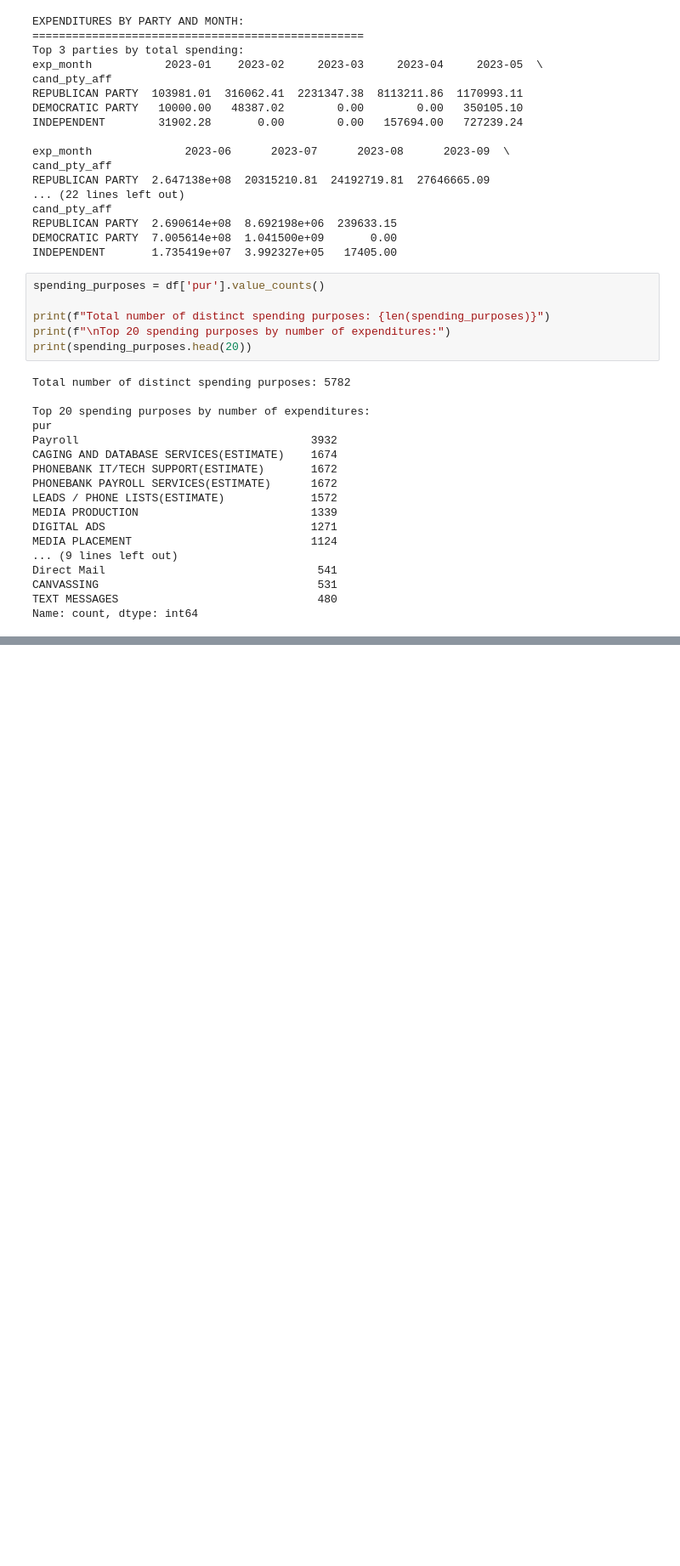
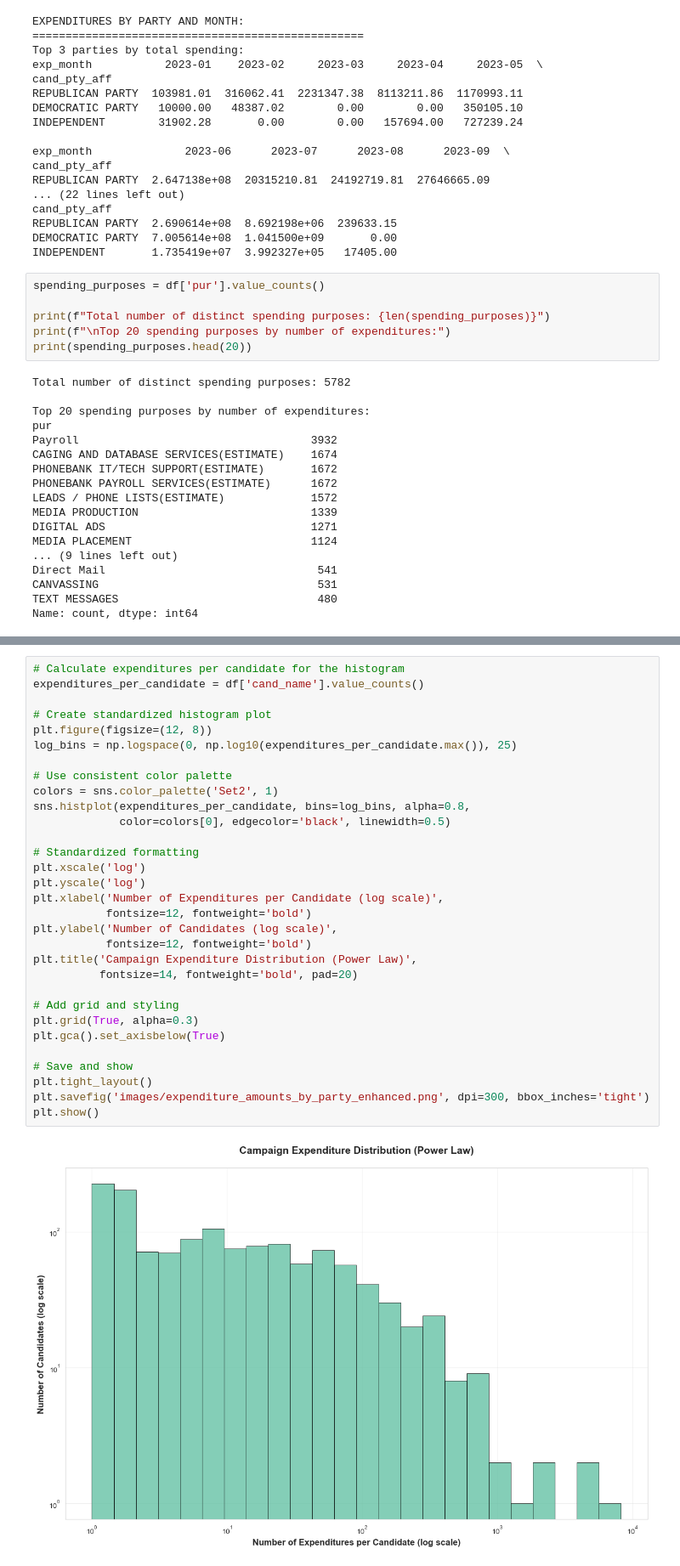
Before and after one commit to marobinette/DataScience, a Jupyter notebook: assignments/shared/weekThree/ie.ipynb, the cells around one changed output, grey strips where cells are left out. Shown at 85% size. Drawn from its saved outputs; the diff is of its cells as text; blank space fills up the shorter version.

```diff
--- a/assignments/shared/weekThree/ie.ipynb
+++ b/assignments/shared/weekThree/ie.ipynb
@@ -548,0 +560,33 @@ if 'exp_month' in df.columns:
+# %%
+# Calculate expenditures per candidate for the histogram
+expenditures_per_candidate = df['cand_name'].value_counts()
+
+# Create standardized histogram plot
+plt.figure(figsize=(12, 8))
+log_bins = np.logspace(0, np.log10(expenditures_per_candidate.max()), 25)
+
+# Use consistent color palette
+colors = sns.color_palette('Set2', 1)
+sns.histplot(expenditures_per_candidate, bins=log_bins, alpha=0.8,
+             color=colors[0], edgecolor='black', linewidth=0.5)
+
+# Standardized formatting
+plt.xscale('log')
+plt.yscale('log')
+plt.xlabel('Number of Expenditures per Candidate (log scale)',
+           fontsize=12, fontweight='bold')
+plt.ylabel('Number of Candidates (log scale)',
+           fontsize=12, fontweight='bold')
+plt.title('Campaign Expenditure Distribution (Power Law)',
+          fontsize=14, fontweight='bold', pad=20)
+
+# Add grid and styling
+plt.grid(True, alpha=0.3)
+plt.gca().set_axisbelow(True)
+
+# Save and show
+plt.tight_layout()
+plt.savefig('images/expenditure_amounts_by_party_enhanced.png', dpi=300, bbox_inches='tight')
+plt.show()
+# %% [output]
+[figure, added]
```
Also changed, not shown: parts of 9 cells of this notebook, 10 other files.
